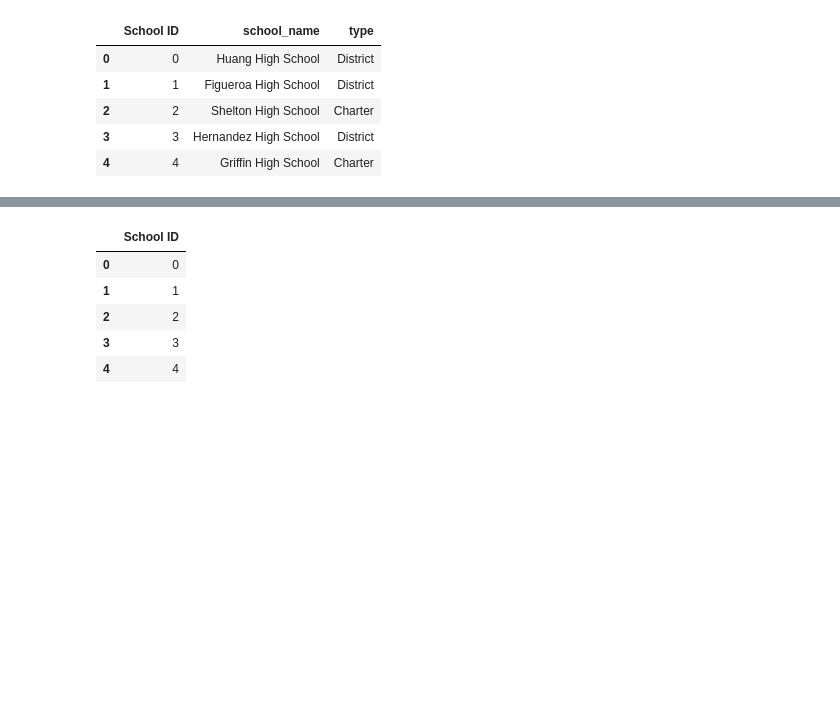
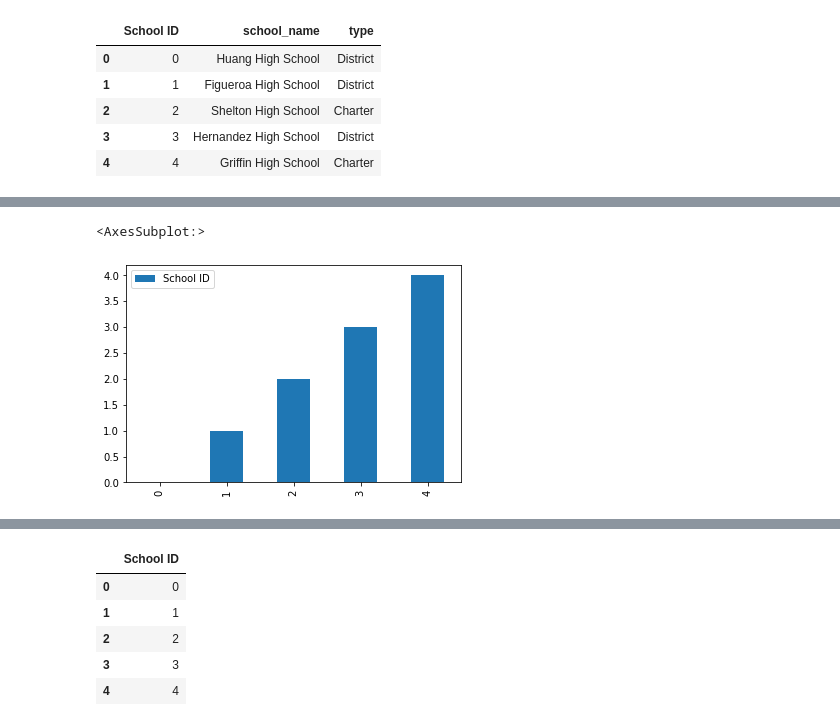
Before and after one commit to khend10/School_District_Analysis, a Jupyter notebook: pandas_practice.ipynb, the cells around one changed output, grey strips where cells are left out. Saved outputs shown, nothing was run; the diff lists cells and outputs as text; code cells hidden in the pictures; blank space fills up the shorter version.

```diff
--- a/pandas_practice.ipynb
+++ b/pandas_practice.ipynb
@@ -89,0 +113,5 @@ school_df
+# %%
+school_df.plot.bar()
+# %% [output]
+<AxesSubplot:>
+[figure, added]
```
Also changed, not shown: parts of 7 cells of this notebook, 4 other files.
